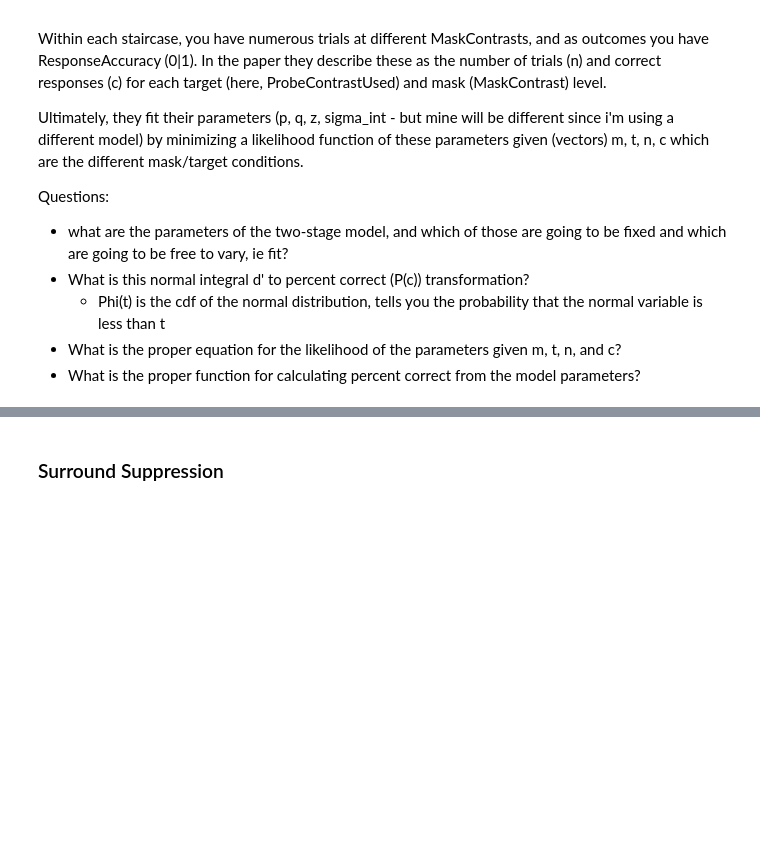
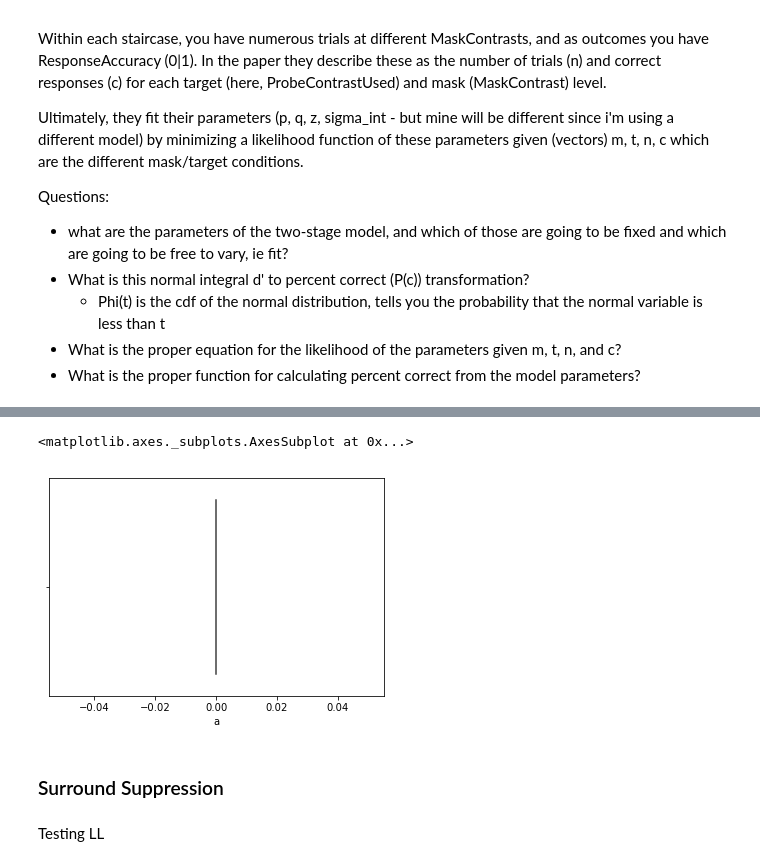
Before and after one commit to smerdis/mukerji-ay250, a Jupyter notebook: final_project/Fitting Two-Stage Model to Individual trial data.ipynb, the cells around one changed output, grey strips where cells are left out. Cells and saved outputs as stored; diff of their text form; code cells hidden in the pictures; blank space fills up the shorter version.

```diff
--- a/final_project/Fitting Two-Stage Model to Individual trial data.ipynb
+++ b/final_project/Fitting Two-Stage Model to Individual trial data.ipynb
@@ -69,2 +140,7 @@ df.groupby(gvars).apply(utils.model_condition, model.two_stage_response, params)
+# %%
+sns.violinplot(fitted_df['a'])
+# %% [output]
+<matplotlib.axes._subplots.AxesSubplot at 0x...>
+[figure, added]
 # %% [markdown]
 ### Surround Suppression
@@ -76,0 +149,2 @@ np.log(0)
+# %% [markdown]
+Testing LL
```
Also changed, not shown: parts of 22 cells of this notebook, 2 other files.
